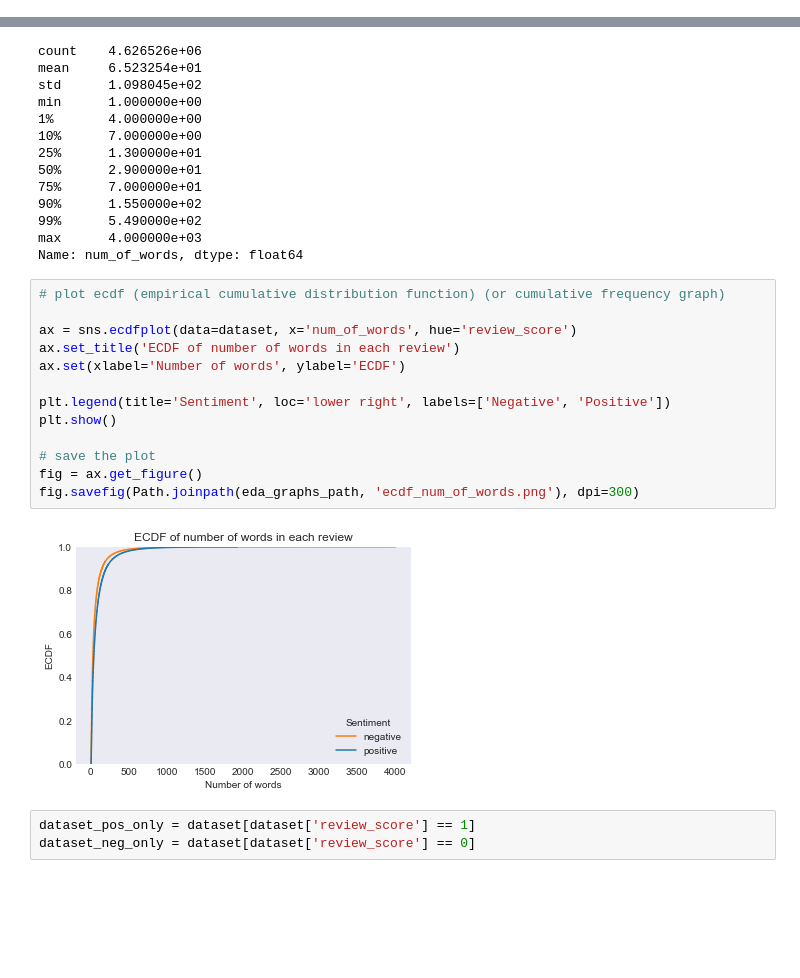
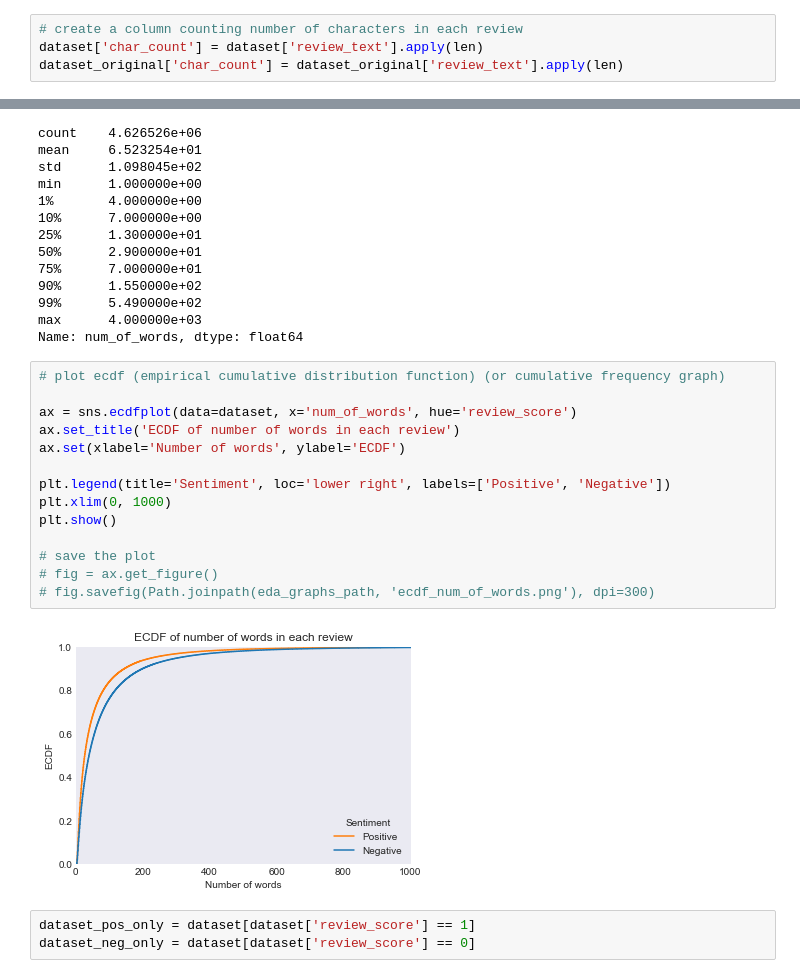
Before and after one commit to JackyLee1230/FYP, a Jupyter notebook: NLP/dev-workspace/sa/eda.ipynb, the cells around one changed output, grey strips where cells are left out. Cells and saved outputs as stored; diff of their text form; blank space fills up the shorter version.

```diff
--- a/NLP/dev-workspace/sa/eda.ipynb
+++ b/NLP/dev-workspace/sa/eda.ipynb
@@ -42,6 +50,10 @@ dataset['review_text'] = dataset['review_text'].astype('str')
 
 # drop any duplicate just in case
 dataset = dataset.drop_duplicates(keep='first')
+# %%
+# create a column counting number of characters in each review
+dataset['char_count'] = dataset['review_text'].apply(len)
+dataset_original['char_count'] = dataset_original['review_text'].apply(len)
 # %% [markdown]
 We will see the ratio between positive and negative reviews
 # %%
@@ -96,18 +123,19 @@ Name: num_of_words, dtype: float64
 # %%
 # plot ecdf (empirical cumulative distribution function) (or cumulative frequency graph)
 
 ax = sns.ecdfplot(data=dataset, x='num_of_words', hue='review_score')
 ax.set_title('ECDF of number of words in each review')
 ax.set(xlabel='Number of words', ylabel='ECDF')
 
-plt.legend(title='Sentiment', loc='lower right', labels=['Negative', 'Positive'])
+plt.legend(title='Sentiment', loc='lower right', labels=['Positive', 'Negative'])
+plt.xlim(0, 1000)
 plt.show()
 
 # save the plot
-fig = ax.get_figure()
-fig.savefig(Path.joinpath(eda_graphs_path, 'ecdf_num_of_words.png'), dpi=300)
+# fig = ax.get_figure()
+# fig.savefig(Path.joinpath(eda_graphs_path, 'ecdf_num_of_words.png'), dpi=300)
 # %% [output]
-[figure, old version]
+[figure, new version]
 # %%
 dataset_pos_only = dataset[dataset['review_score'] == 1]
 dataset_neg_only = dataset[dataset['review_score'] == 0]
```
Also changed, not shown: parts of 5 cells of this notebook, 3 other files.
